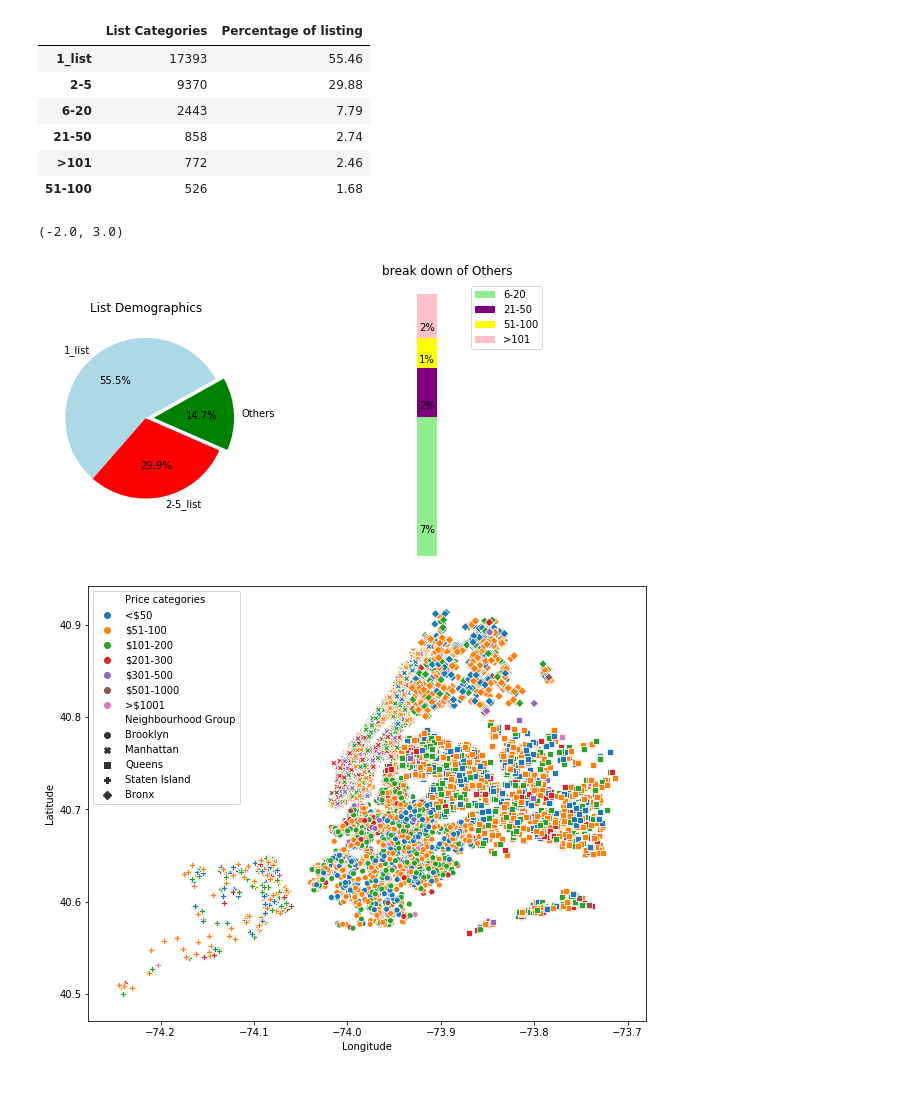
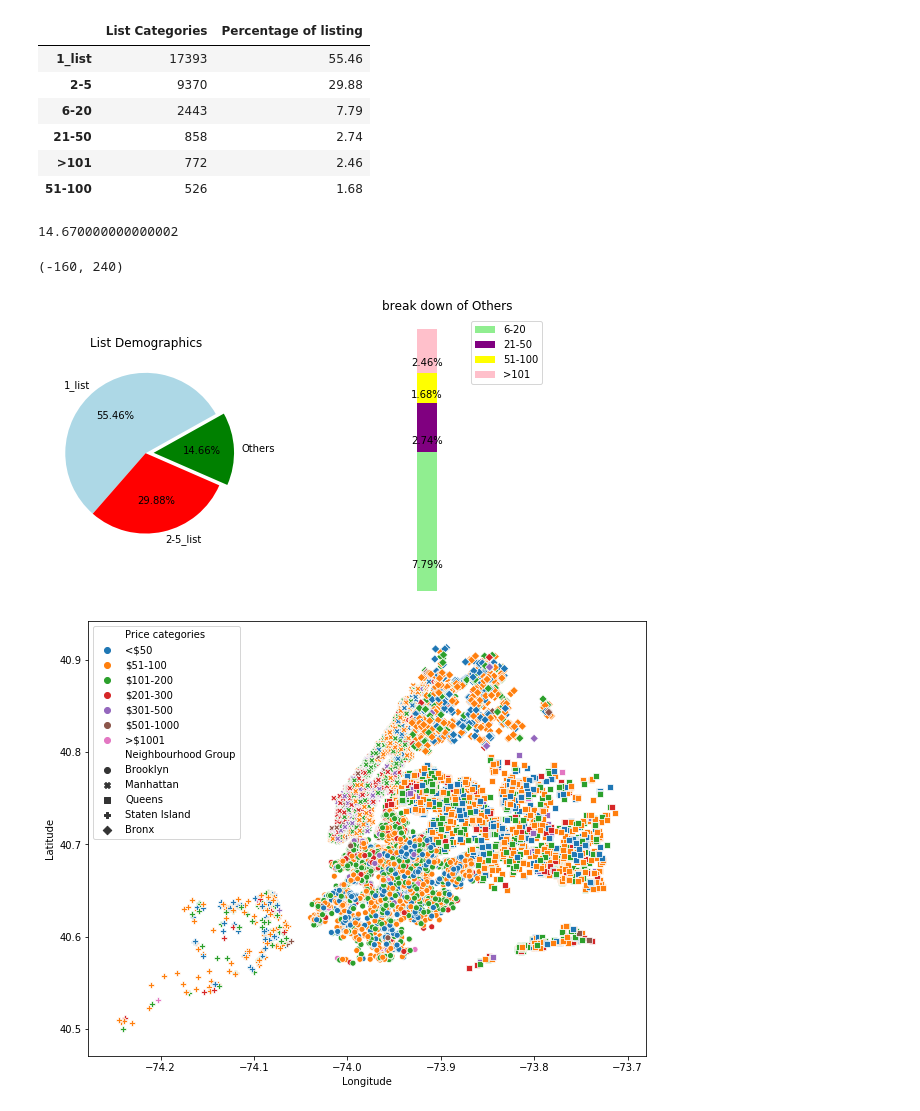
Before and after one commit to hayden4davey/Project1-Group2, a Jupyter notebook: Final Airbnb Analysis.ipynb, the cells around one changed output. Drawn from its saved outputs; the diff is of its cells as text; code cells hidden in the pictures.

```diff
--- a/Final Airbnb Analysis.ipynb
+++ b/Final Airbnb Analysis.ipynb
@@ -78,6 +78,14 @@ List_Demographics
 | 21-50 | 858 | 2.74 |
 | >101 | 772 | 2.46 |
 | 51-100 | 526 | 1.68 |
+# %%
+others = 0
+a = List_Demographics['Percentage of listing']
+for i in range(2,len(a)):
+   others = others+ a[i]
+others
+# %% [output]
+14.670000000000002
 # %%
 # make figure and assign axis objects
 fig = plt.figure(figsize=(9, 5.0625))
@@ -85,39 +93,42 @@ ax1 = fig.add_subplot(121)
 ax2 = fig.add_subplot(122)
 fig.subplots_adjust(wspace=0.5)
 
 # pie chart parameters
+
 ratios = [55.46,29.88,14.66]
+
 labels = ['1_list', '2-5_list', 'Others']
 explode = [0, 0, 0.1]
 colors = ["lightblue","red","green"]
 # rotate so that first wedge is split by the x-axis
 angle = 20 * ratios[0]
-ax1.pie(ratios, autopct='%1.1f%%',labels=labels,startangle=angle, explode=explode,colors=colors)
+ax1.pie(ratios, autopct='%1.2f%%',labels=labels,startangle=angle, explode=explode,colors=colors)
 ax1.set_title('List Demographics')
 
 # bar chart parameters
 
 xpos = 0
 bottom = 0
 ratios = [7.79,2.74,1.68,2.46]
-width = .5
+x=['%.2f'% elem for elem in ratios]
+x=[i+"%" for i in x]
+width = 40
 colors = ['lightgreen','purple','yellow','pink']
 
 for j in range(len(ratios)):
     height = ratios[j]
     ax2.bar(xpos, height, width, bottom=bottom, color=colors[j])
     ypos = bottom + ax2.patches[j].get_height() /6
     bottom += height
-    ax2.text(xpos, ypos,"%d%%"%(ax2.patches[j].get_height()),
-             ha='center')
+    ax2.text(xpos, ypos,x[j],ha='center')
 
 ax2.set_title('break down of Others')
 ax2.legend(('6-20','21-50','51-100','>101'))
 ax2.axis('off')
 ax2.set_xlim(-4 * width, 6* width)
 # %% [output]
-(-2.0, 3.0)
+(-160, 240)
-[figure, old version]
+[figure, new version]
 # %%
 plt.figure(figsize=(10,8))
 sns.scatterplot(abb_df['Longitude'],abb_df['Latitude'],hue =abb_df["Price categories"], style=abb_df["Neighbourhood Group"])
```
